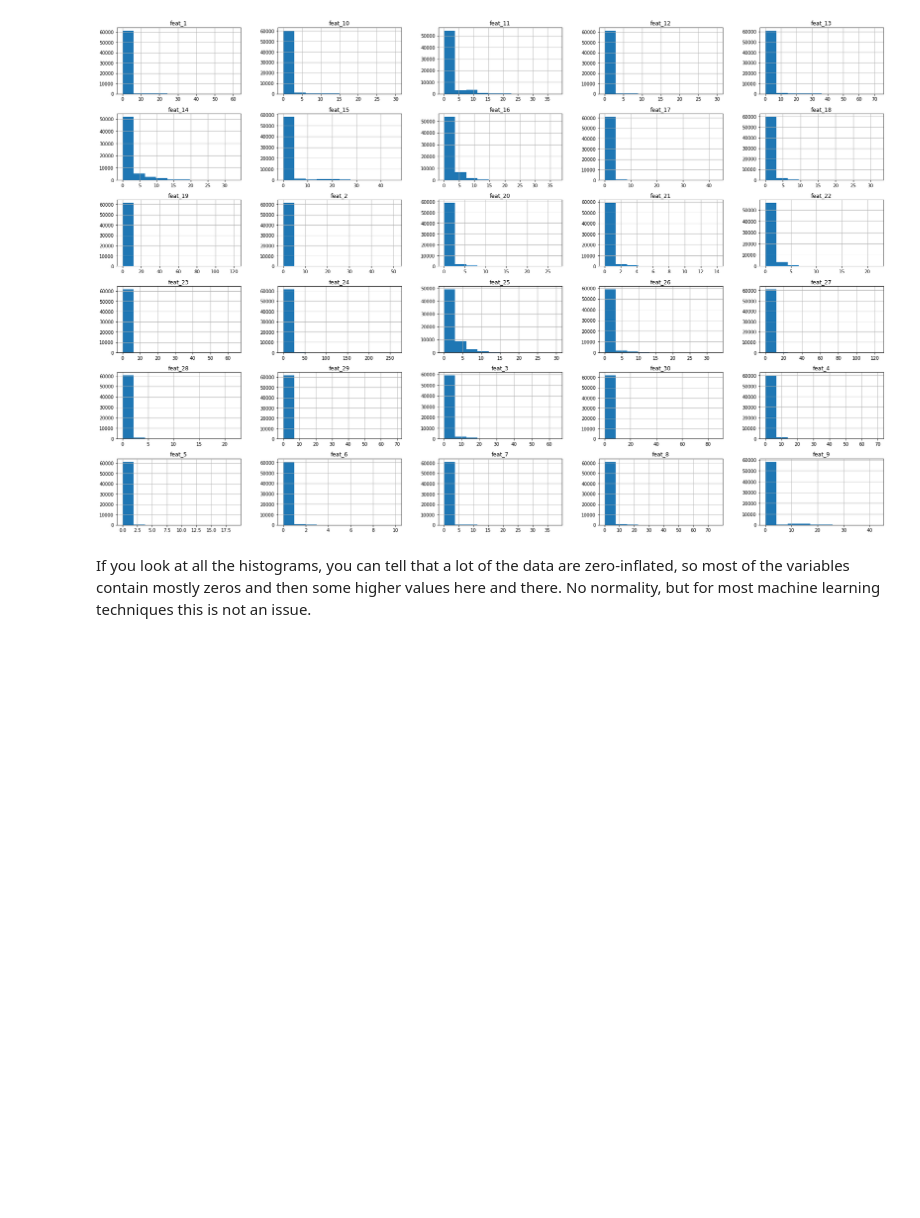
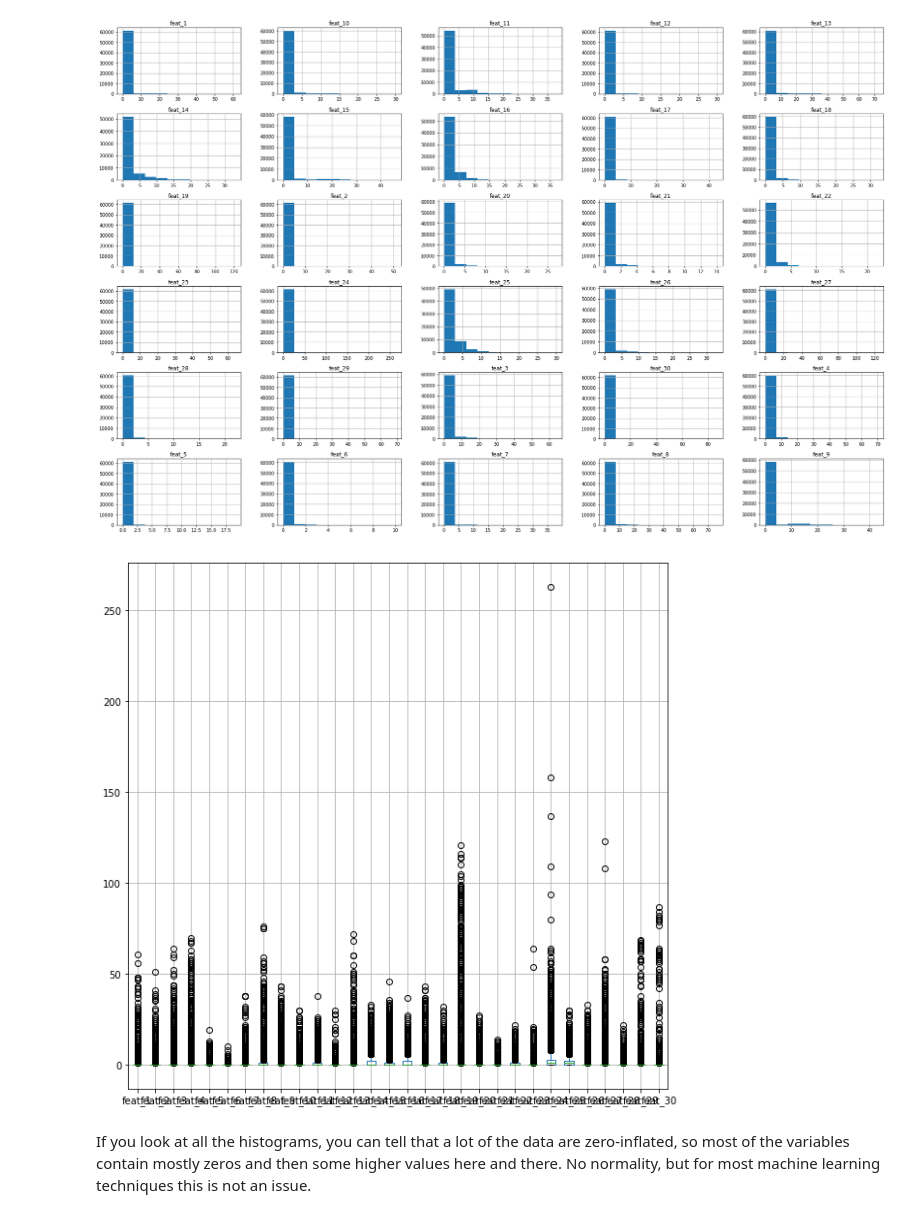
Before and after one commit to zaborowm/dsc-pipelines-lab-nyc-ds-career-042219, a Jupyter notebook: index.ipynb, the cells around one changed output. Saved outputs shown, nothing was run; the diff lists cells and outputs as text; code cells hidden in the pictures; blank space fills up the shorter version.

```diff
--- a/index.ipynb
+++ b/index.ipynb
@@ -108,3 +106,7 @@ feat.hist(figsize=(30,20));
+# %%
+feat.boxplot(figsize=(10,10));
+# %% [output]
+[figure, added]
 # %%
 # Your code here
 # %% [markdown]
```
Also changed, not shown: parts of 1 cell of this notebook.
